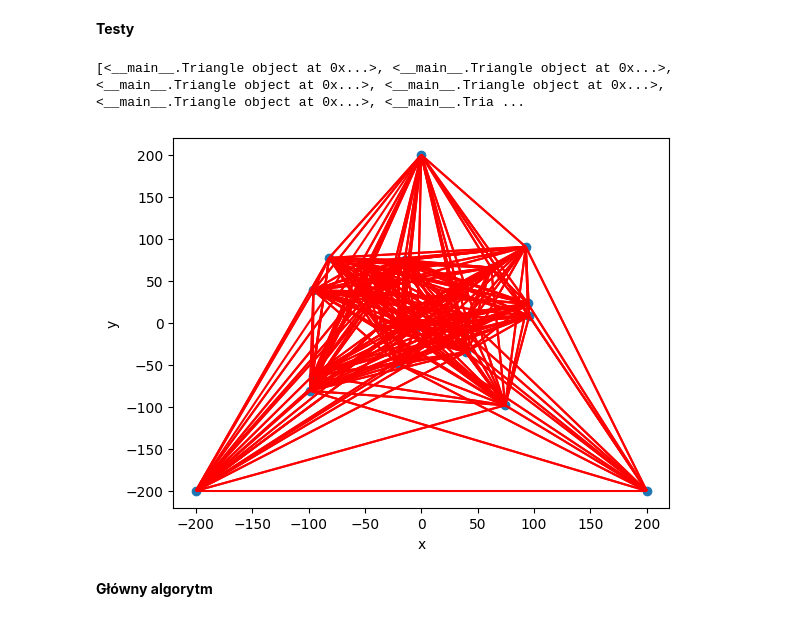
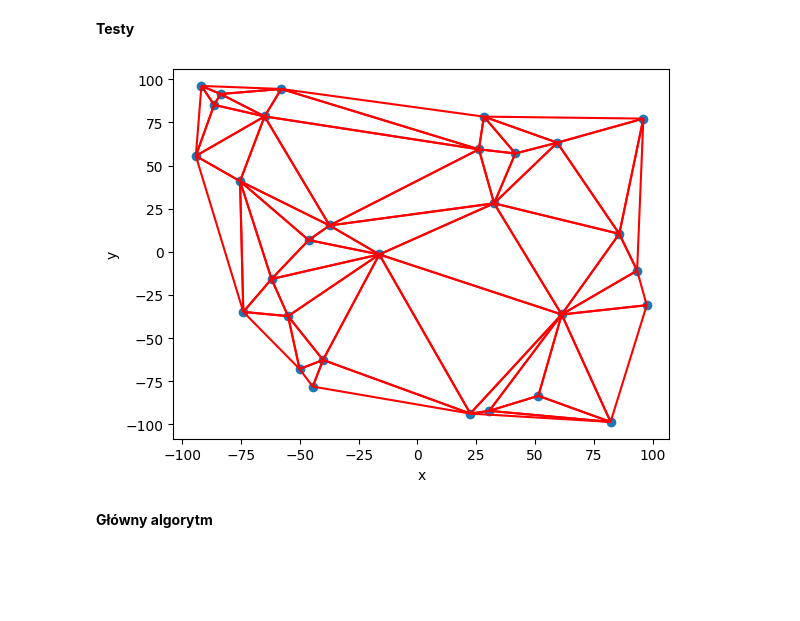
Before and after one commit to baramundi666/Voronoi-Diagram-Project-2023-24, a Jupyter notebook: main.ipynb, the cells around one changed output. Saved outputs shown, nothing was run; the diff lists cells and outputs as text; code cells hidden in the pictures; blank space fills up the shorter version.

Commit message:
finished Bowyer-Watson algorithm implementation - currently O(n^2) with visualization

```diff
--- a/main.ipynb
+++ b/main.ipynb
@@ -157,13 +293,13 @@ def Bowyer_Watson(points):
 **Testy**
 # %%
 # nie działa
-randomPoints = generate_uniform_points(-100, 100, 20)
-triangulation = Bowyer_Watson(randomPoints)
-print(triangulation)
+randomPoints = generate_uniform_points(-100, 100, 30)
+vis, triangulation = Bowyer_Watson(randomPoints)
+#print(triangulation)
 draw_tri(triangulation)
+#vis.show_gif(interval = 1000)
 # %% [output]
-[<__main__.Triangle object at 0x...>, <__main__.Triangle object at 0x...>, <__main__.Triangle object at 0x...>, <__main__.Triangle object at 0x...>, <__main__.Triangle object at 0x...>, <__main__.Tria ...
-[figure, old version]
+[figure, new version]
 # %% [markdown]
 **Główny algorytm**
 # %%
```
Also changed, not shown: parts of 5 cells of this notebook.
